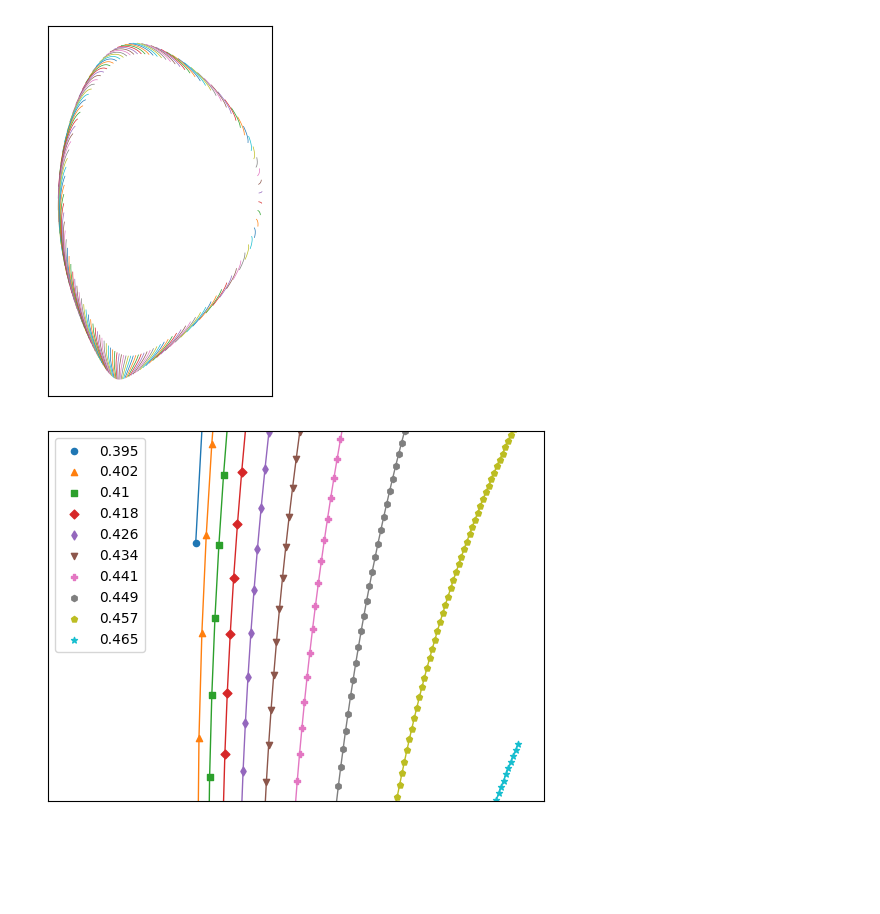
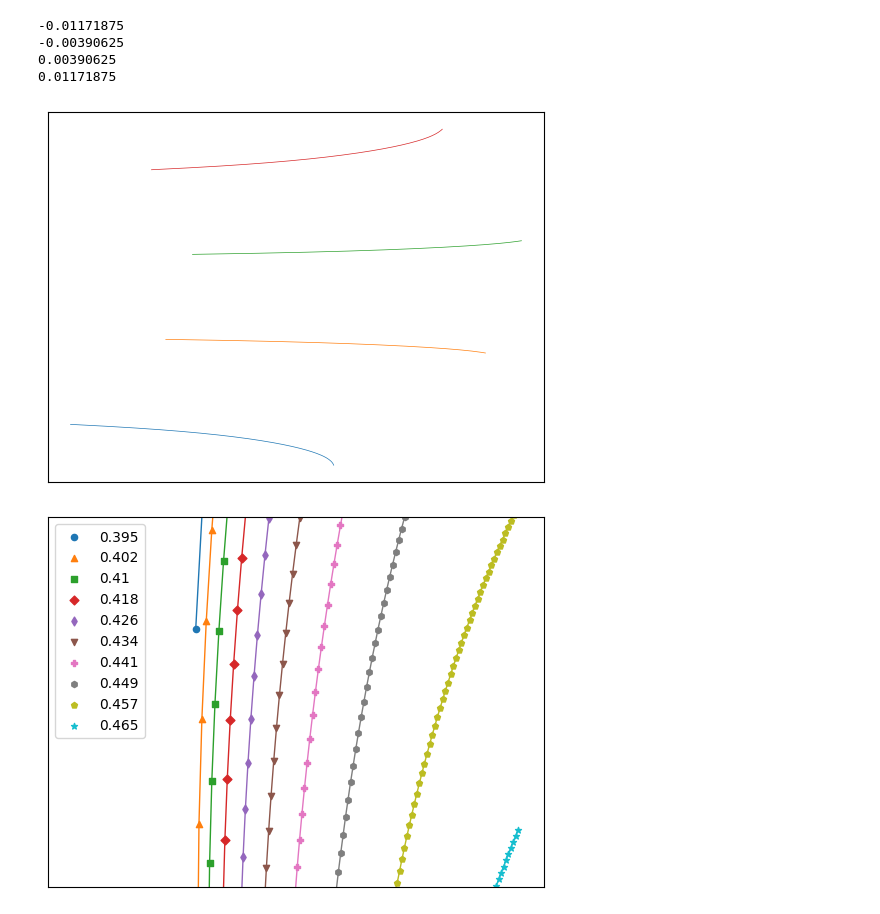
Before and after one commit to felifluid/bachelorarbeit, a Jupyter notebook: scripts/chease-geometry.ipynb, the cells around one changed output. Cells and saved outputs as stored; diff of their text form; code cells hidden in the pictures; blank space fills up the shorter version.

Commit message:
feat(scripts/chease-geometry): additional plots

```diff
--- a/scripts/chease-geometry.ipynb
+++ b/scripts/chease-geometry.ipynb
@@ -19,17 +19,22 @@ pot2d = np.reshape(POT, (nx, ns))
 # %%
 fig, ax = plt.subplots()
 
-for i in range(ns):
+for i in range(62,66):
     ax.plot(np.ravel(r2d[:, i]), np.ravel(z2d[:, i]), linewidth=0.5)
+    print(S[i])
 
 
 ax.set_xticks([])
 ax.set_yticks([])
-ax.set_aspect('equal')
+#ax.set_aspect('equal')
 
 plt.savefig('../figs/chease_geometry.svg')
 # %% [output]
+-0.01171875
+-0.00390625
+0.00390625
+0.01171875
-[figure, old version]
+[figure, new version]
 # %%
 
 plt.tick_params(axis='both', bottom=False, left=False, labelbottom=False, labelleft=False)
```
Also changed, not shown: parts of 2 cells of this notebook.
